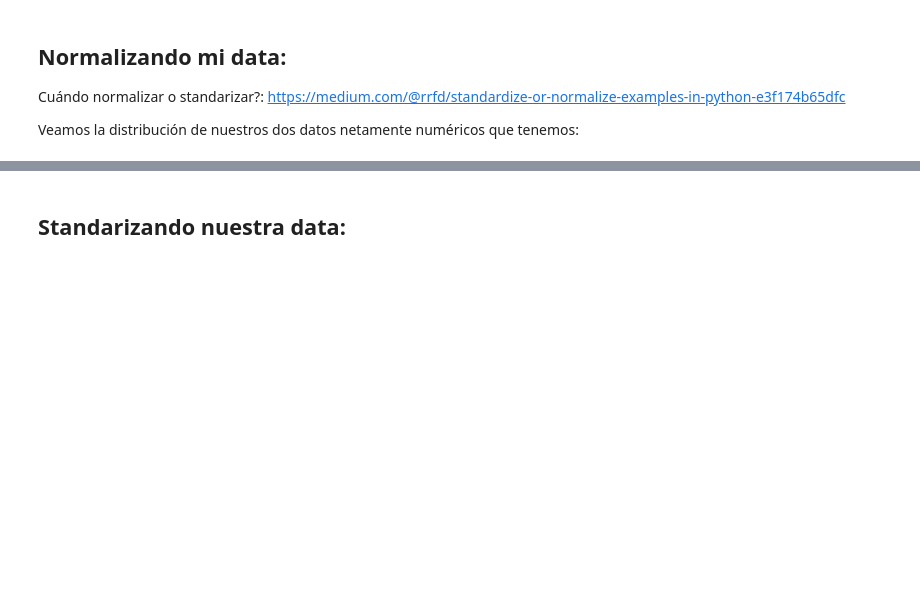
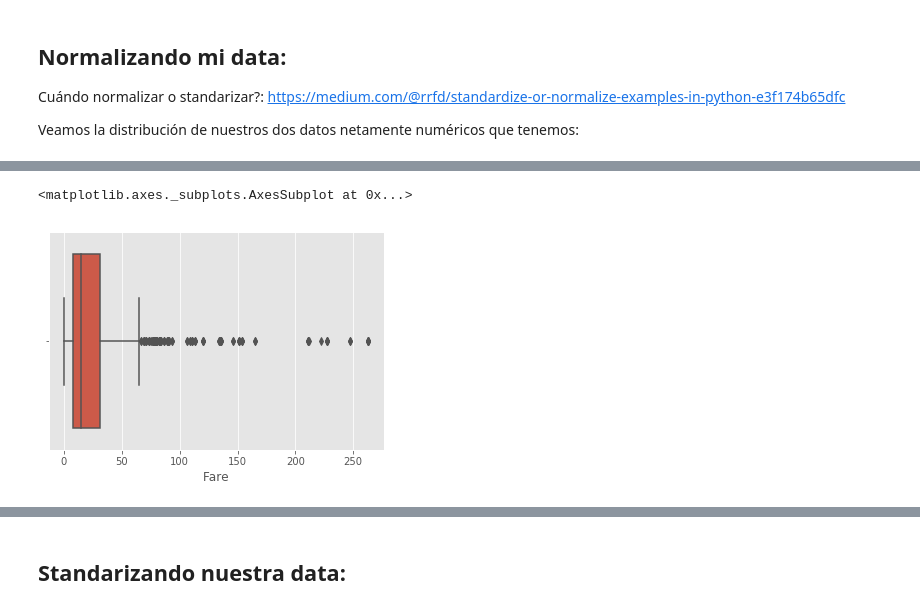
Before and after one commit to rcrdoh/Clases_DataScience, a Jupyter notebook: TitanicNotebook/Titanic_parte_01_dataWrangling.ipynb, the cells around one changed output, grey strips where cells are left out. Saved outputs shown, nothing was run; the diff lists cells and outputs as text; code cells hidden in the pictures; blank space fills up the shorter version.

```diff
--- a/TitanicNotebook/Titanic_parte_01_dataWrangling.ipynb
+++ b/TitanicNotebook/Titanic_parte_01_dataWrangling.ipynb
@@ -406,0 +407,5 @@ sns.distplot(train['Age'])
+# %%
+sns.boxplot(train['Fare'])
+# %% [output]
+<matplotlib.axes._subplots.AxesSubplot at 0x...>
+[figure, added]
```
Also changed, not shown: parts of 7 cells of this notebook.
